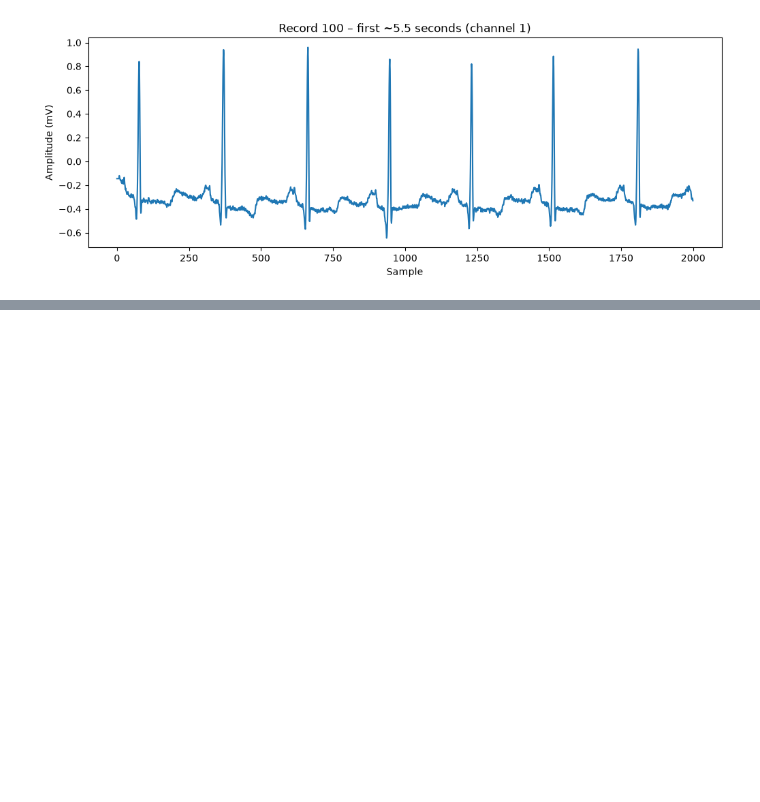
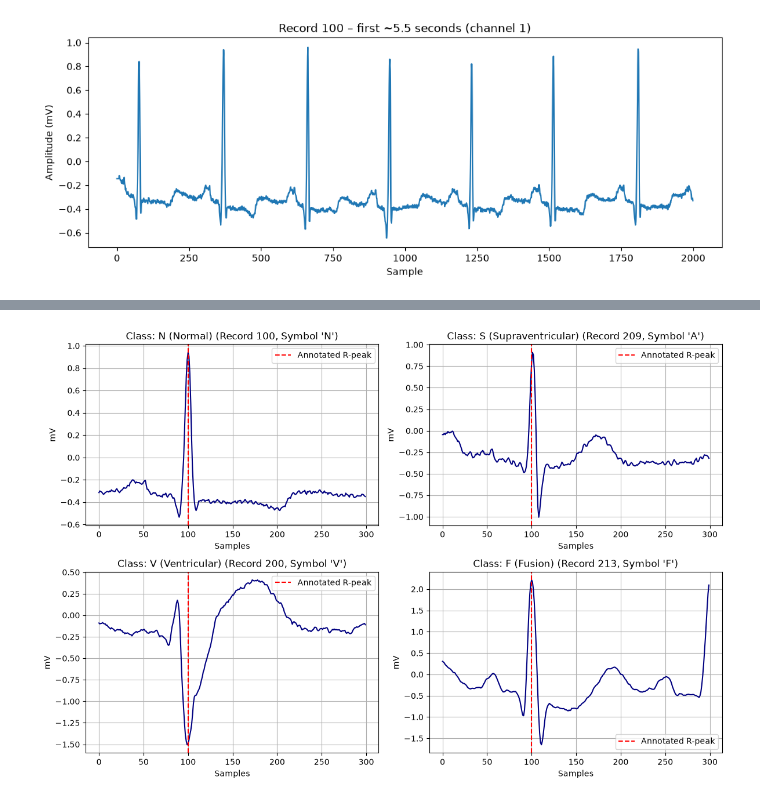
Before and after one commit to RasSved/Data-Mining-Project, a Jupyter notebook: notebooks/EDA.ipynb, the cells around one changed output, grey strips where cells are left out. Cells and saved outputs as stored; diff of their text form; code cells hidden in the pictures; blank space fills up the shorter version.

```diff
--- a/notebooks/EDA.ipynb
+++ b/notebooks/EDA.ipynb
@@ -24,0 +81,53 @@ Number of annotated beats: 2274
+# %%
+import wfdb
+import matplotlib.pyplot as plt
+
+# Mapping: Which record are we searching in for each symbol/class?
+# We are searching for the original database symbols: 'N', 'A' (S-class), 'V', and 'F'
+targets = {
+    'N (Normal)': {'record': '100', 'symbol': 'N'},
+    'S (Supraventricular)': {'record': '209', 'symbol': 'A'},
+    'V (Ventricular)': {'record': '200', 'symbol': 'V'},
+    'F (Fusion)': {'record': '213', 'symbol': 'F'}
+}
+
+# Window size (100 samples before R-peak, 200 samples after)
+before, after = 100, 200
+
+# Create a figure with 4 subplots (2x2 grid)
+fig, axes = plt.subplots(2, 2, figsize=(12, 8))
+axes = axes.flatten()
+
+for i, (class_label, info) in enumerate(targets.items()):
+    rec_id = info['record']
+    sym = info['symbol']
+
+    # Read the selected record and its annotations
+    rec = wfdb.rdrecord(f'../data/mit-bih-arrhythmia-database-1.0.0/{rec_id}')
+    ann = wfdb.rdann(f'../data/mit-bih-arrhythmia-database-1.0.0/{rec_id}', 'atr')
+
+    # Find the first index where the annotation matches our target symbol
+    # (Skip early samples to avoid initial transient artifacts)
+    beat_idx = None
+    for idx, s in enumerate(ann.symbol):
+        if s == sym and ann.sample[idx] > before:
+            beat_idx = idx
+            break
+
+    if beat_idx is not None:
+        r_pos = ann.sample[beat_idx]
+        beat_signal = rec.p_signal[r_pos - before : r_pos + after, 0]
+
+        # Plot in the corresponding subplot
+        axes[i].plot(beat_signal, color='navy')
+        axes[i].axvline(x=before, color='red', linestyle='--', label='Annotated R-peak')
+        axes[i].set_title(f"Class: {class_label} (Record {rec_id}, Symbol '{sym}')")
+        axes[i].set_xlabel("Samples")
+        axes[i].set_ylabel("mV")
+        axes[i].grid(True)
+        axes[i].legend()
+
+plt.tight_layout()
+plt.show()
+# %% [output]
+[figure, added]
```
Also changed, not shown: parts of 5 cells of this notebook.
